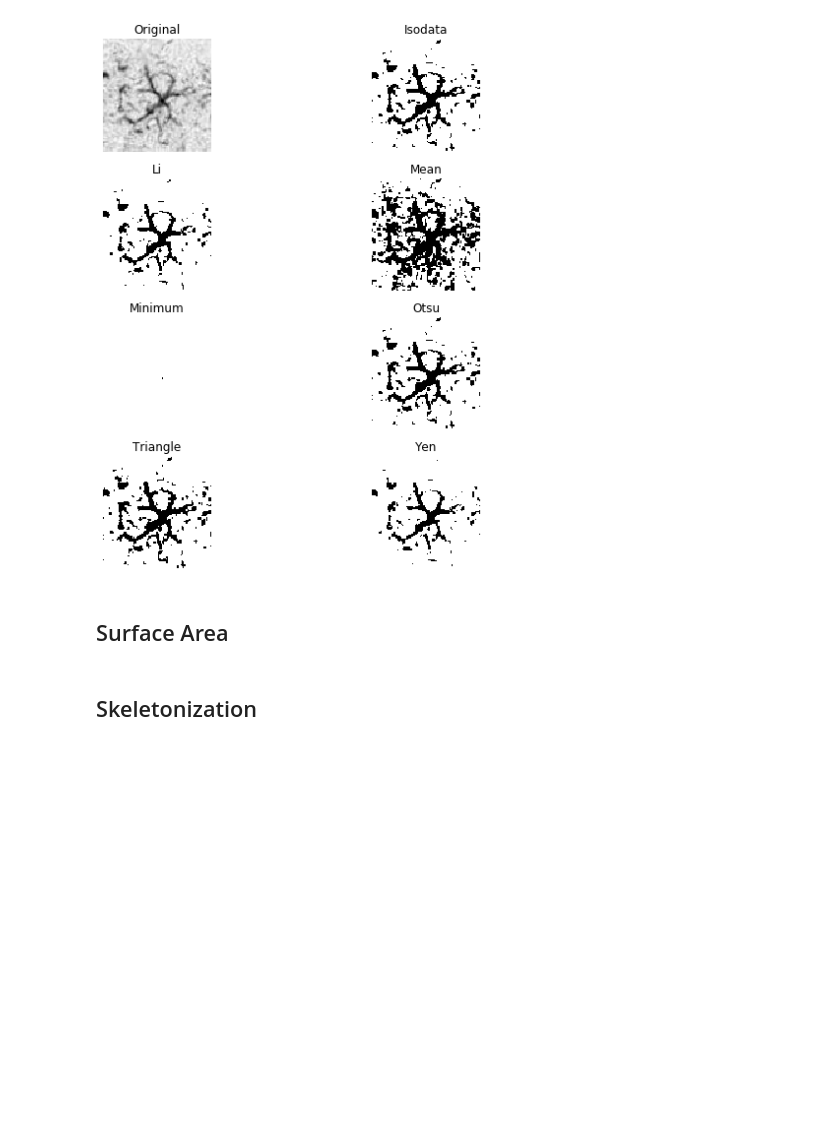
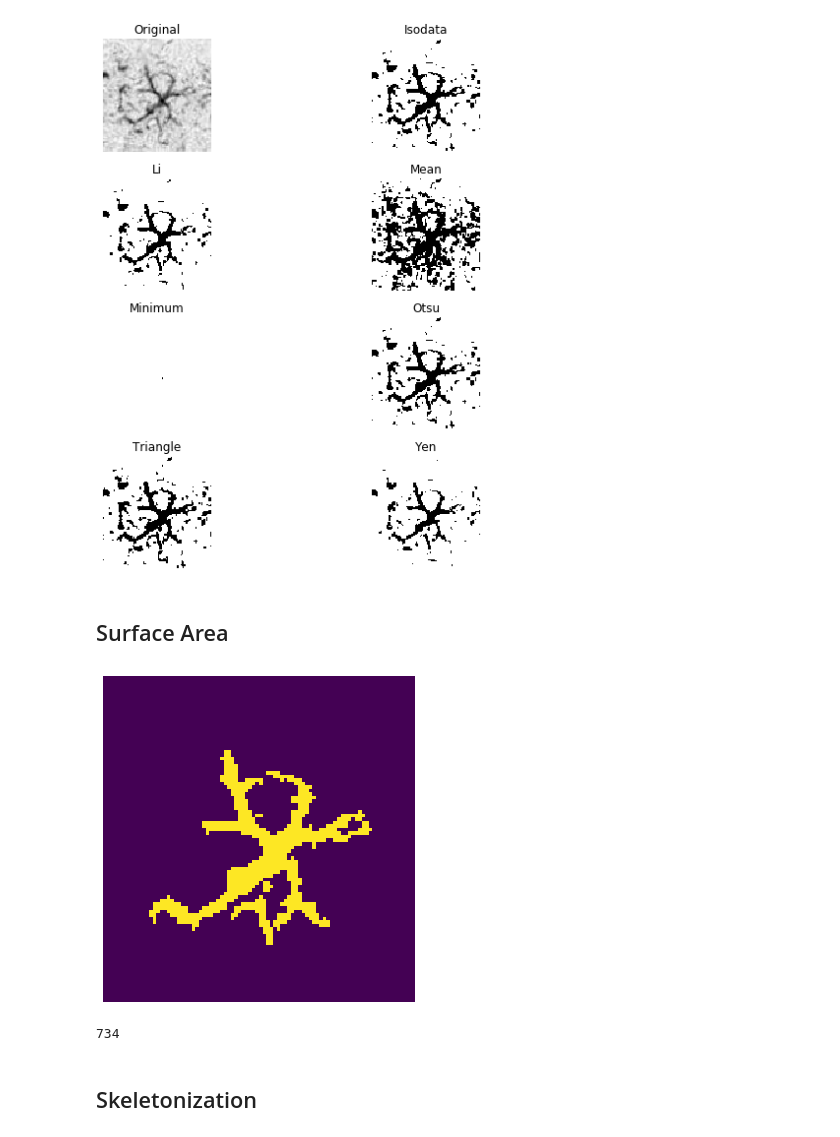
Before and after one commit to swanandlab/SMorph, a Jupyter notebook: sholl analysis.ipynb, the cells around one changed output. Drawn from its saved outputs; the diff is of its cells as text; code cells hidden in the pictures; blank space fills up the shorter version.

```diff
--- a/sholl analysis.ipynb
+++ b/sholl analysis.ipynb
@@ -253,3 +281,19 @@ plt.show()
+# %%
+astrocyte_image = remove_small_object_noise(binary_global)
+
+fig, ax = plt.subplots(figsize=(10, 6))
+ax.imshow(astrocyte_image)
+ax.set_axis_off()
+plt.show()
+# %% [output]
+[figure, added]
+# %%
+def surface_area(image):
+    return np.sum(image)
+
+surface_area(astrocyte_image)
+# %% [output]
+734
 # %% [markdown]
 ## Skeletonization
 # %%
```
Also changed, not shown: parts of 37 cells of this notebook.
